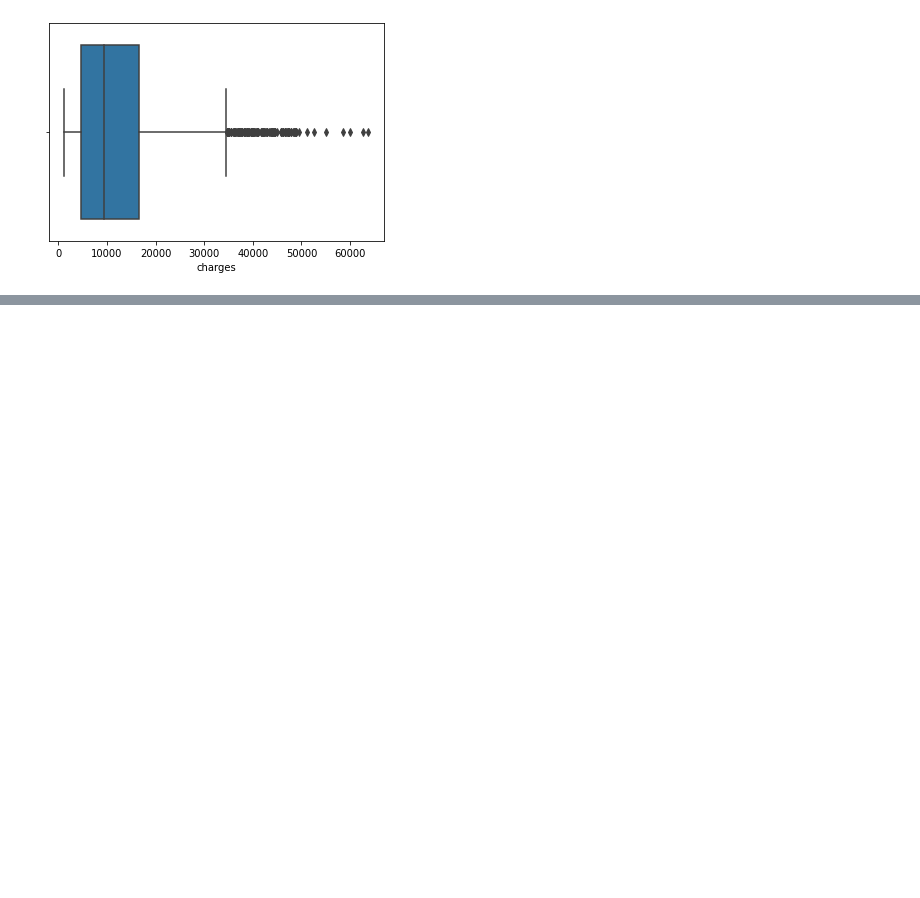
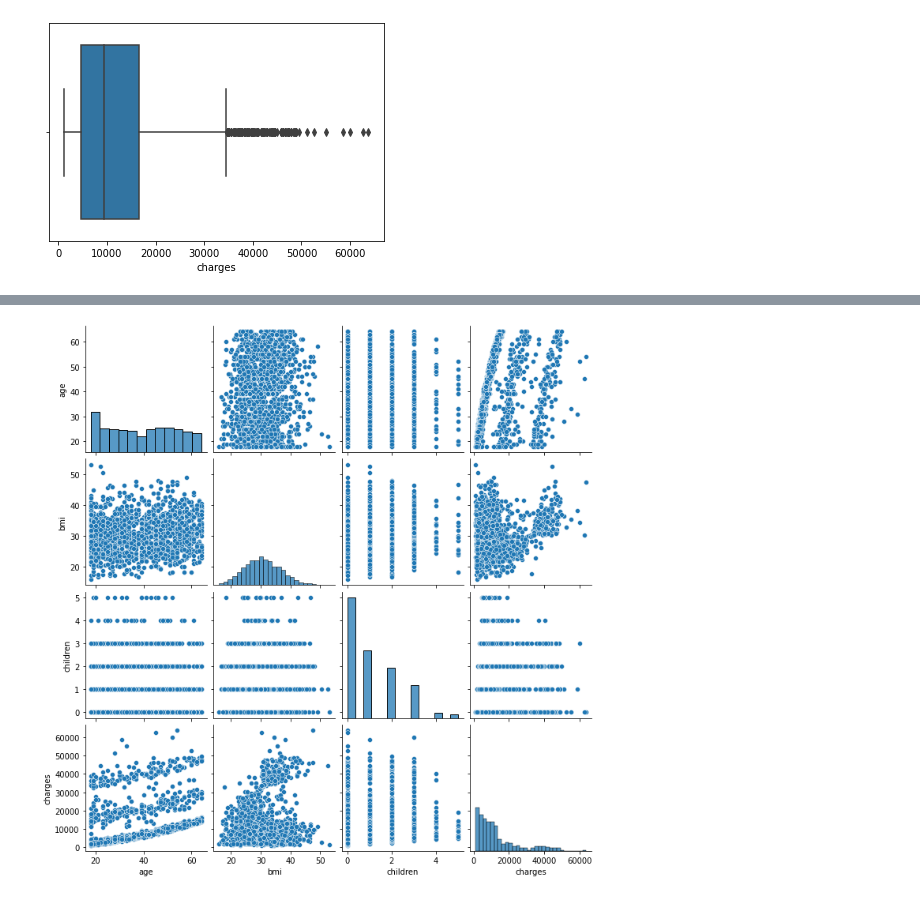
Before and after one commit to Mbuvi01/Machine_Learning, a Jupyter notebook: Dataset/EDA.ipynb, the cells around one changed output, grey strips where cells are left out. Drawn from its saved outputs; the diff is of its cells as text; code cells hidden in the pictures; blank space fills up the shorter version.

```diff
--- a/Dataset/EDA.ipynb
+++ b/Dataset/EDA.ipynb
@@ -87,0 +111,5 @@ sns.boxplot(data["charges"]);
+# %%
+sns.pairplot(data)
+mp.show()
+# %% [output]
+[figure, added]
```
Also changed, not shown: parts of 7 cells of this notebook.
